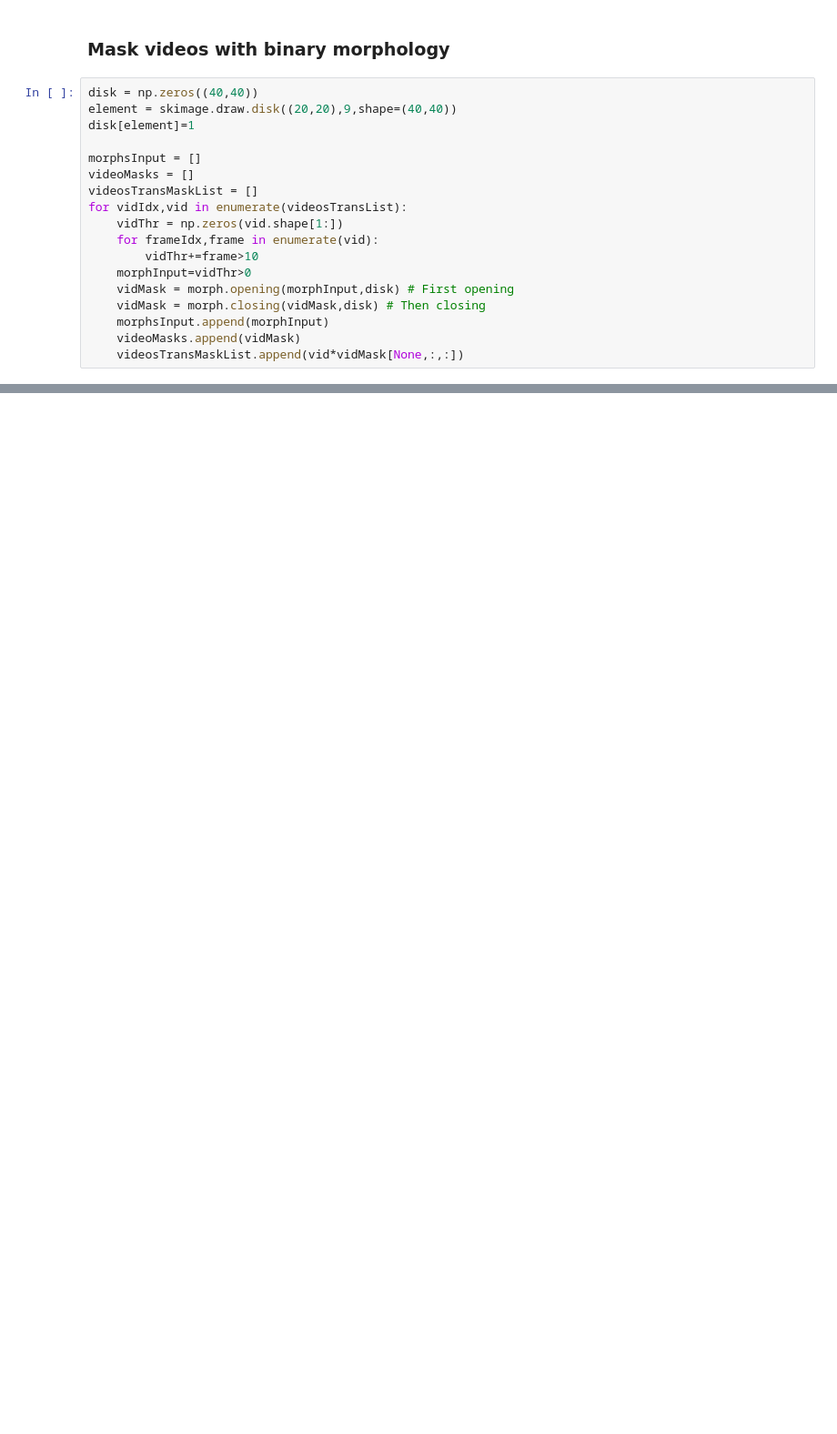
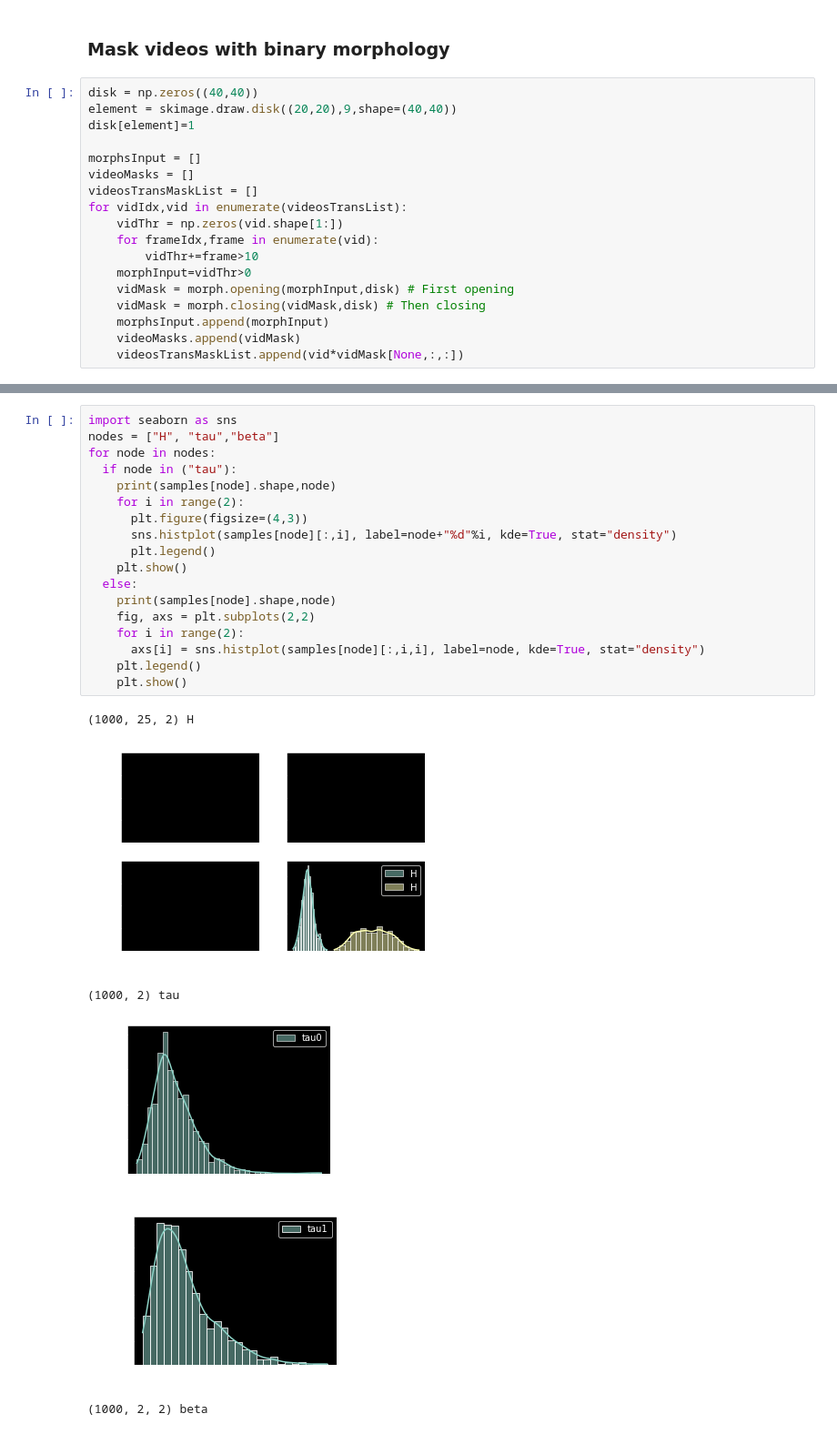
Before and after one commit to markusOlsen1/ModelBasedProject, a Jupyter notebook: main.ipynb, the cells around one changed output, grey strips where cells are left out. Shown at 91% size. Saved outputs shown, nothing was run; the diff lists cells and outputs as text; blank space fills up the shorter version.

```diff
--- a/main.ipynb
+++ b/main.ipynb
@@ -262,0 +313,25 @@ ValueError: scan got value with no leading axis to scan over: 100.
+# %%
+import seaborn as sns
+nodes = ["H", "tau","beta"]
+for node in nodes:
+  if node in ("tau"):
+    print(samples[node].shape,node)
+    for i in range(2):
+      plt.figure(figsize=(4,3))
+      sns.histplot(samples[node][:,i], label=node+"%d"%i, kde=True, stat="density")
+      plt.legend()
+    plt.show()
+  else:
+    print(samples[node].shape,node)
+    fig, axs = plt.subplots(2,2)
+    for i in range(2):
+      axs[i] = sns.histplot(samples[node][:,i,i], label=node, kde=True, stat="density")
+    plt.legend()
+    plt.show()
+# %% [output]
+(1000, 25, 2) H
+[figure, added]
+(1000, 2) tau
+[figure, added]
+[figure, added]
+(1000, 2, 2) beta
```
Also changed, not shown: parts of 21 cells of this notebook.
